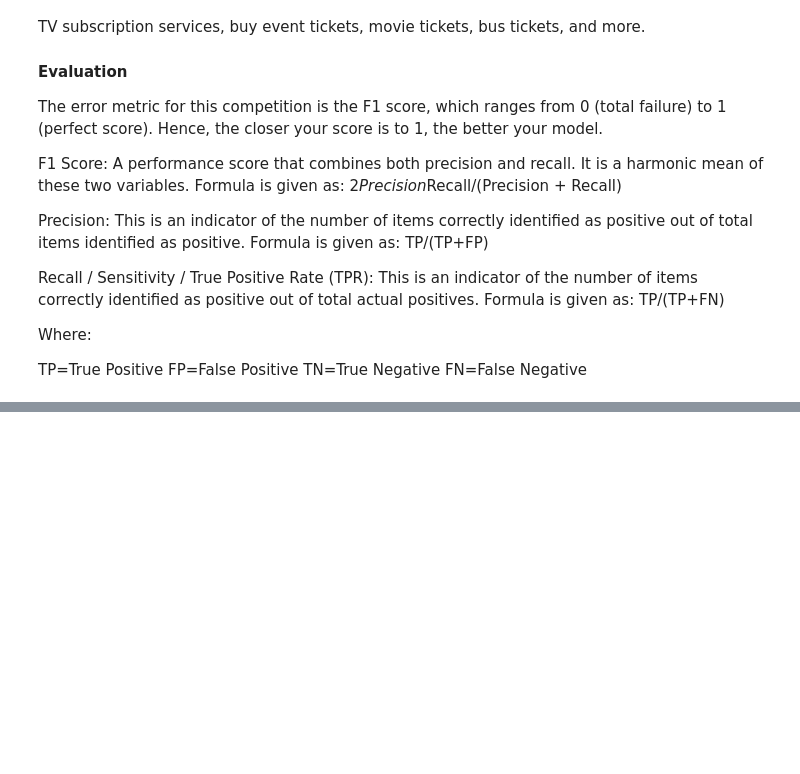
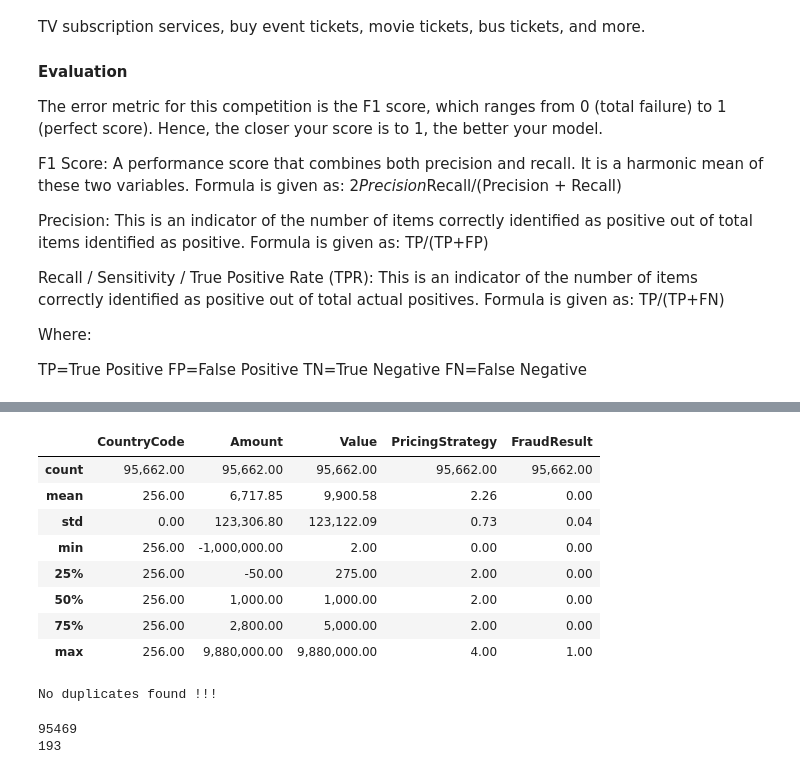
Before and after one commit to aanysofia/Fraud-Detection, a Jupyter notebook: Fraud_detection.ipynb, the cells around one changed output, grey strips where cells are left out. Saved outputs shown, nothing was run; the diff lists cells and outputs as text; code cells hidden in the pictures; blank space fills up the shorter version.

```diff
--- a/Fraud_detection.ipynb
+++ b/Fraud_detection.ipynb
@@ -28,0 +153,34 @@ import pandas as pd
+# %%
+# Finding the descriptive statistics
+df_train.describe()
+# %% [output]
+|  | CountryCode | Amount | Value | PricingStrategy | FraudResult |
+| count | 95,662.00 | 95,662.00 | 95,662.00 | 95,662.00 | 95,662.00 |
+| mean | 256.00 | 6,717.85 | 9,900.58 | 2.26 | 0.00 |
+| std | 0.00 | 123,306.80 | 123,122.09 | 0.73 | 0.04 |
+| min | 256.00 | -1,000,000.00 | 2.00 | 0.00 | 0.00 |
+| 25% | 256.00 | -50.00 | 275.00 | 2.00 | 0.00 |
+| 50% | 256.00 | 1,000.00 | 1,000.00 | 2.00 | 0.00 |
+| 75% | 256.00 | 2,800.00 | 5,000.00 | 2.00 | 0.00 |
+| max | 256.00 | 9,880,000.00 | 9,880,000.00 | 4.00 | 1.00 |
+# %%
+# Checking for duplicates
+
+def check_duplicates(data):
+    has_dup = data.duplicated()
+    true_dup = np.where(has_dup == True)
+    if len(true_dup[0]) > 0:
+        print("Data has", len(true_dup[0]), "duplicates")
+    else:
+        print("No duplicates found !!!")
+
+check_duplicates(df_train)
+# %% [output]
+No duplicates found !!!
+# %%
+# Checking for data imbalance
+print(df_train['FraudResult'].value_counts()[0])
+print(df_train['FraudResult'].value_counts()[1])
+# %% [output]
+95469
+193
```
Also changed, not shown: parts of 14 cells of this notebook.
